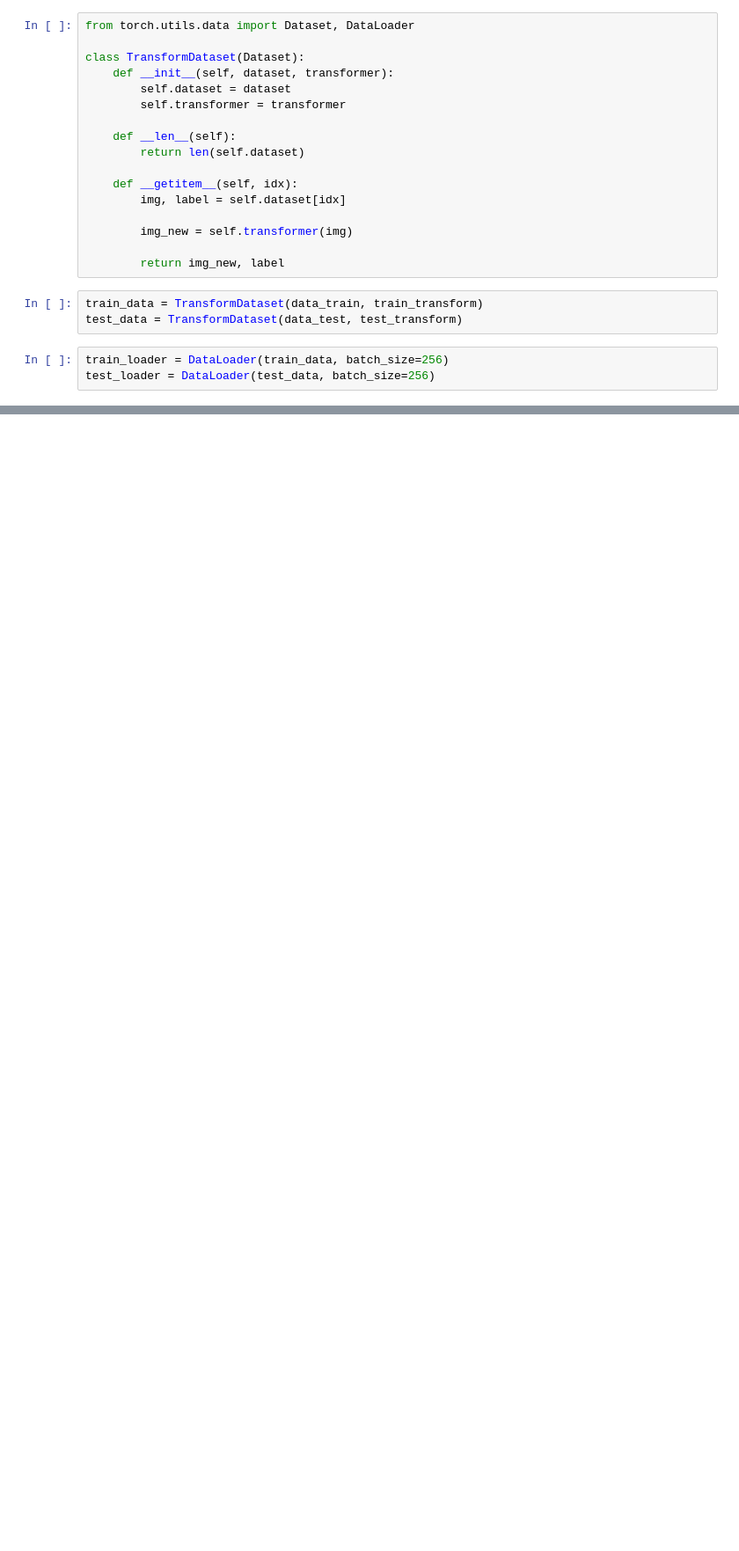
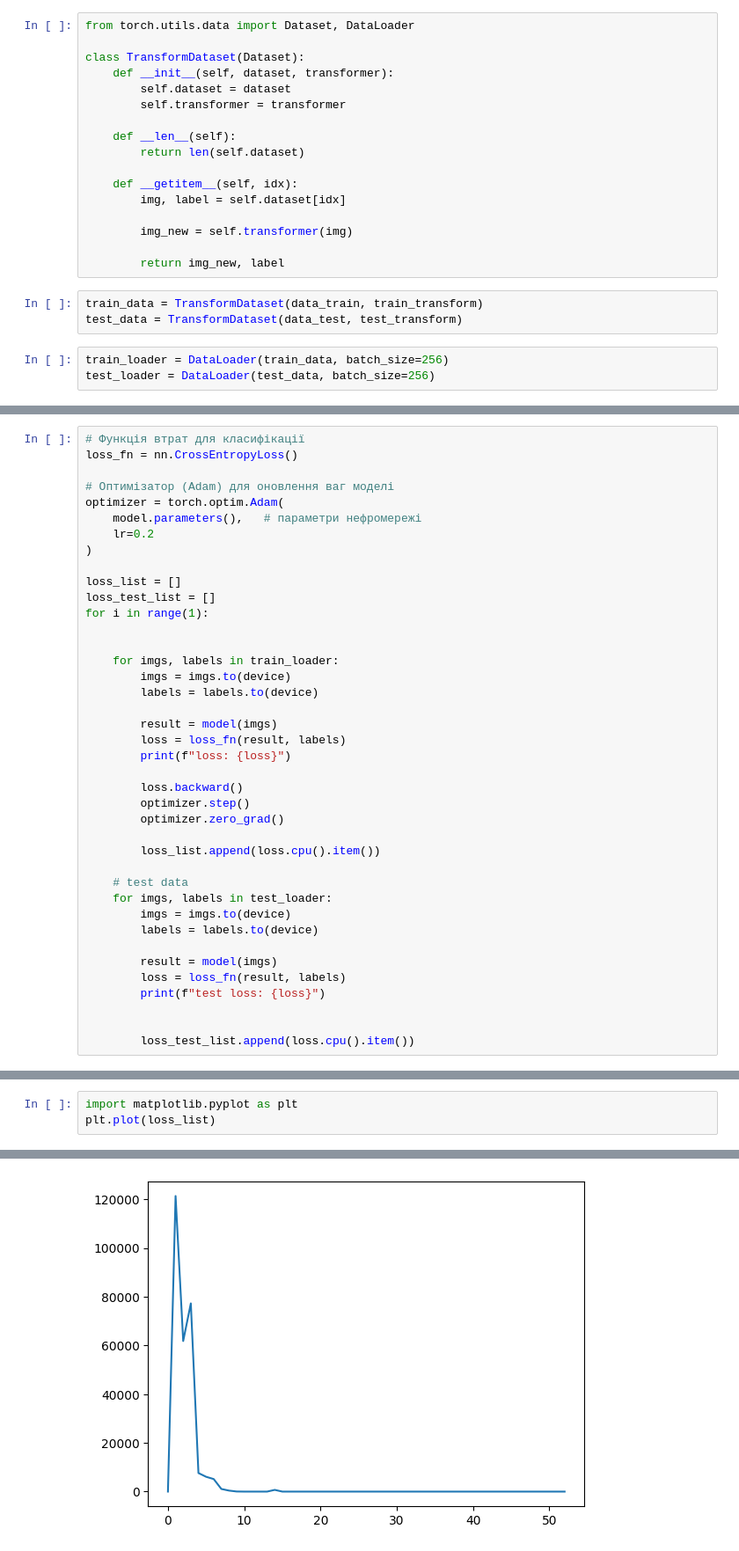
Before and after one commit to Salmix1326/ITStep-AI, a Jupyter notebook: nn-homework2.ipynb, the cells around one changed output, grey strips where cells are left out. Shown at 88% size. Drawn from its saved outputs; the diff is of its cells as text; blank space fills up the shorter version.

```diff
--- a/nn-homework2.ipynb
+++ b/nn-homework2.ipynb
@@ -88,0 +103,40 @@ plt.imshow(grid)
+# %%
+# Функція втрат для класифікації
+loss_fn = nn.CrossEntropyLoss()
+
+# Оптимізатор (Adam) для оновлення ваг моделі
+optimizer = torch.optim.Adam(
+    model.parameters(),   # параметри нефромережі
+    lr=0.2
+)
+
+loss_list = []
+loss_test_list = []
+for i in range(1):
+
+
+    for imgs, labels in train_loader:
+        imgs = imgs.to(device)
+        labels = labels.to(device)
+
+        result = model(imgs)
+        loss = loss_fn(result, labels)
+        print(f"loss: {loss}")
+
+        loss.backward()
+        optimizer.step()
+        optimizer.zero_grad()
+
+        loss_list.append(loss.cpu().item())
+
+    # test data
+    for imgs, labels in test_loader:
+        imgs = imgs.to(device)
+        labels = labels.to(device)
+
+        result = model(imgs)
+        loss = loss_fn(result, labels)
+        print(f"test loss: {loss}")
+
+
+        loss_test_list.append(loss.cpu().item())
@@ -88,0 +161,4 @@ plt.imshow(grid)
+# %%
+import matplotlib.pyplot as plt
+plt.plot(loss_list)
+# %% [output]
@@ -88,0 +166 @@ plt.imshow(grid)
+[figure, added]
```
Also changed, not shown: parts of 8 cells of this notebook.
